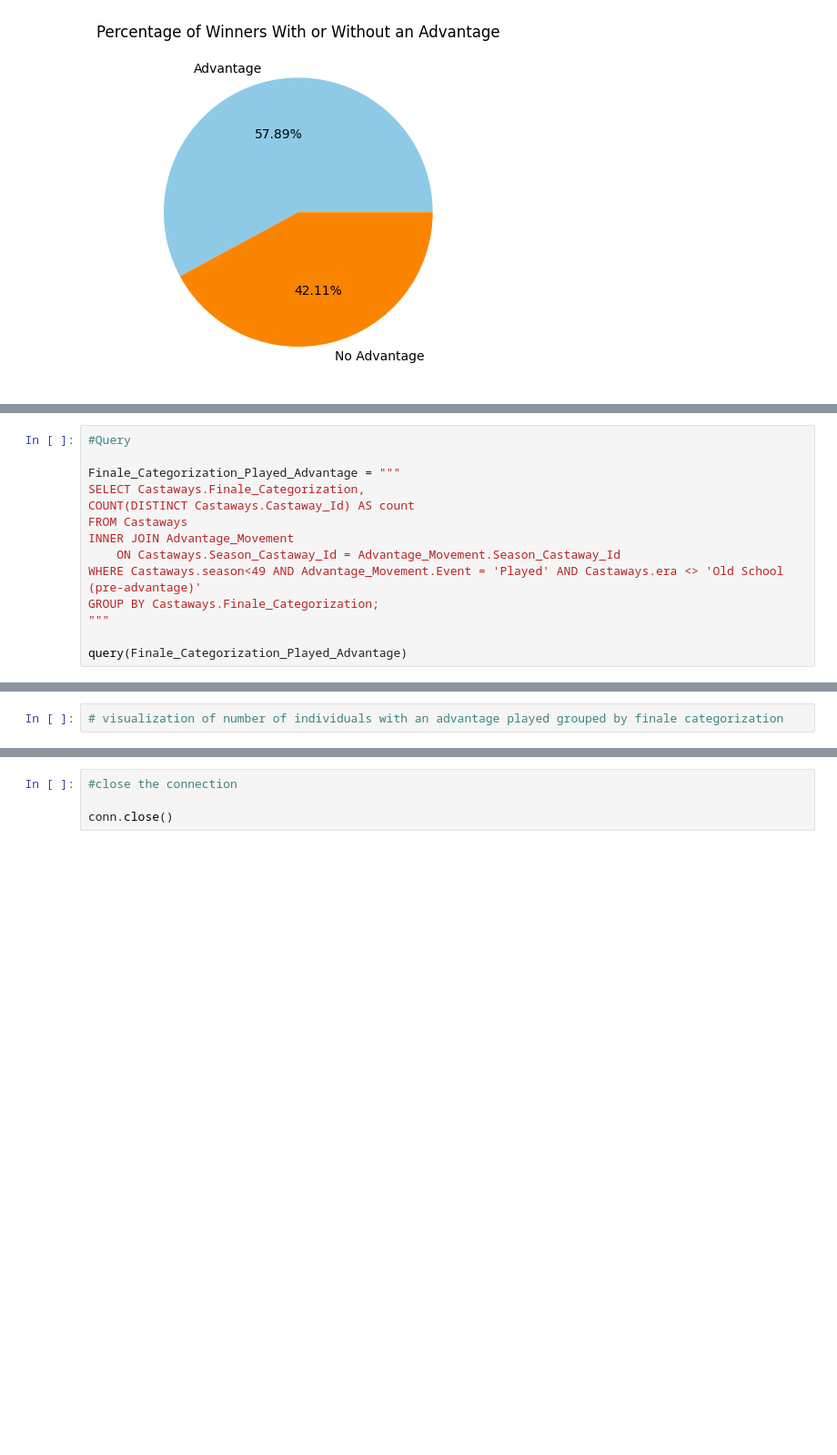
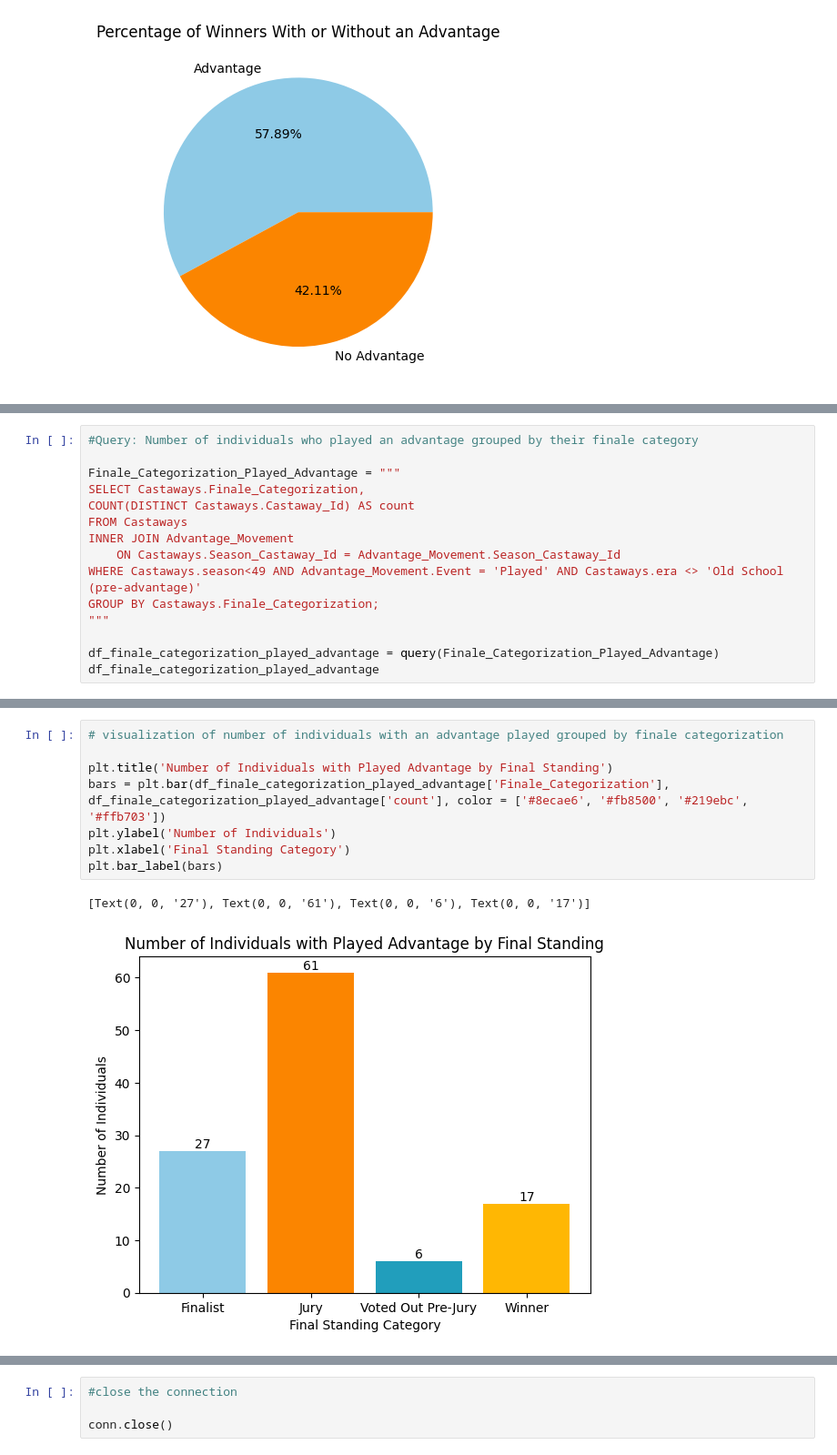
Before and after one commit to akerdolff/Survivor, a Jupyter notebook: Survivor_Analysis.ipynb, the cells around one changed output, grey strips where cells are left out. Shown at 91% size. Saved outputs shown, nothing was run; the diff lists cells and outputs as text; blank space fills up the shorter version.

```diff
--- a/Survivor_Analysis.ipynb
+++ b/Survivor_Analysis.ipynb
@@ -203,5 +195,5 @@ Text(0.5, 0, 'Final Standing Category')
 # %%
-#Query
+#Query: Number of individuals who played an advantage grouped by their finale category
 
 Finale_Categorization_Played_Advantage = """
 SELECT Castaways.Finale_Categorization,
@@ -213,4 +205,5 @@ WHERE Castaways.season<49 AND Advantage_Movement.Event = 'Played' AND Castaways.
 GROUP BY Castaways.Finale_Categorization;
 """
 
-query(Finale_Categorization_Played_Advantage)
+df_finale_categorization_played_advantage = query(Finale_Categorization_Played_Advantage)
+df_finale_categorization_played_advantage
@@ -217,3 +216,12 @@ query(Finale_Categorization_Played_Advantage)
-# %%
-# visualization of number of individuals with an advantage played grouped by finale categorization
+# %%
+# visualization of number of individuals with an advantage played grouped by finale categorization
+
+plt.title('Number of Individuals with Played Advantage by Final Standing')
+bars = plt.bar(df_finale_categorization_played_advantage['Finale_Categorization'], df_finale_categorization_played_advantage['count'], color = ['#8ecae6', '#fb8500', '#219ebc', '#ffb703'])
+plt.ylabel('Number of Individuals')
+plt.xlabel('Final Standing Category')
+plt.bar_label(bars)
+# %% [output]
+[Text(0, 0, '27'), Text(0, 0, '61'), Text(0, 0, '6'), Text(0, 0, '17')]
+[figure, added]
 # %%
```
Also changed, not shown: parts of 19 cells of this notebook.
